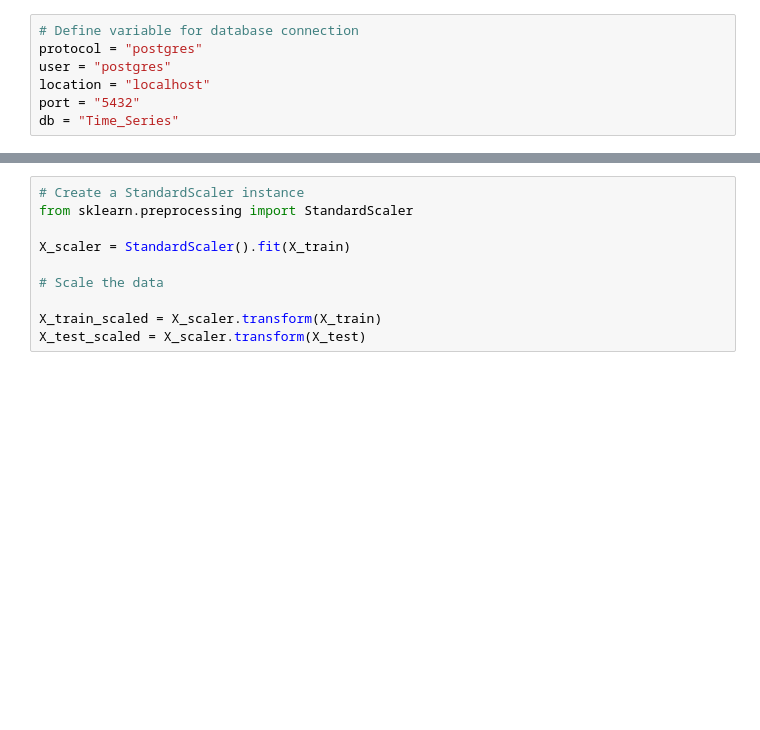
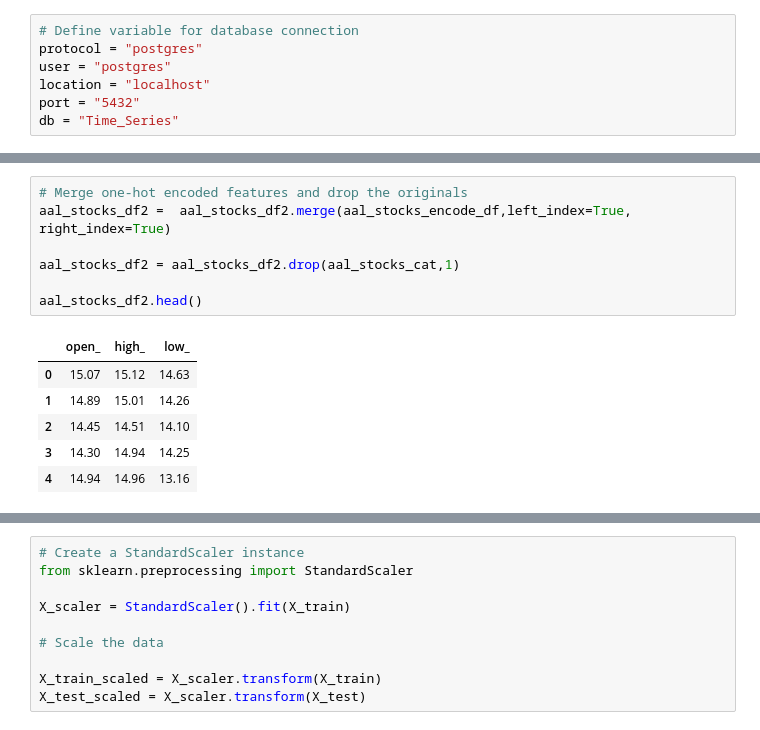
Before and after one commit to Francodo/Stock_Market_Time_Series, a Jupyter notebook: stocks_data_analysis.ipynb, the cells around one changed output, grey strips where cells are left out. Drawn from its saved outputs; the diff is of its cells as text; blank space fills up the shorter version.

```diff
--- a/stocks_data_analysis.ipynb
+++ b/stocks_data_analysis.ipynb
@@ -444,0 +133,14 @@ X_train, X_test, y_train, y_test = train_test_split(X, y, random_state=80) #, st
+# %%
+# Merge one-hot encoded features and drop the originals
+aal_stocks_df2 =  aal_stocks_df2.merge(aal_stocks_encode_df,left_index=True, right_index=True)
+
+aal_stocks_df2 = aal_stocks_df2.drop(aal_stocks_cat,1)
+
+aal_stocks_df2.head()
+# %% [output]
+|  | open_ | high_ | low_ |
+| 0 | 15.07 | 15.12 | 14.63 |
+| 1 | 14.89 | 15.01 | 14.26 |
+| 2 | 14.45 | 14.51 | 14.10 |
+| 3 | 14.30 | 14.94 | 14.25 |
+| 4 | 14.94 | 14.96 | 13.16 |
```
Also changed, not shown: parts of 53 cells of this notebook.
